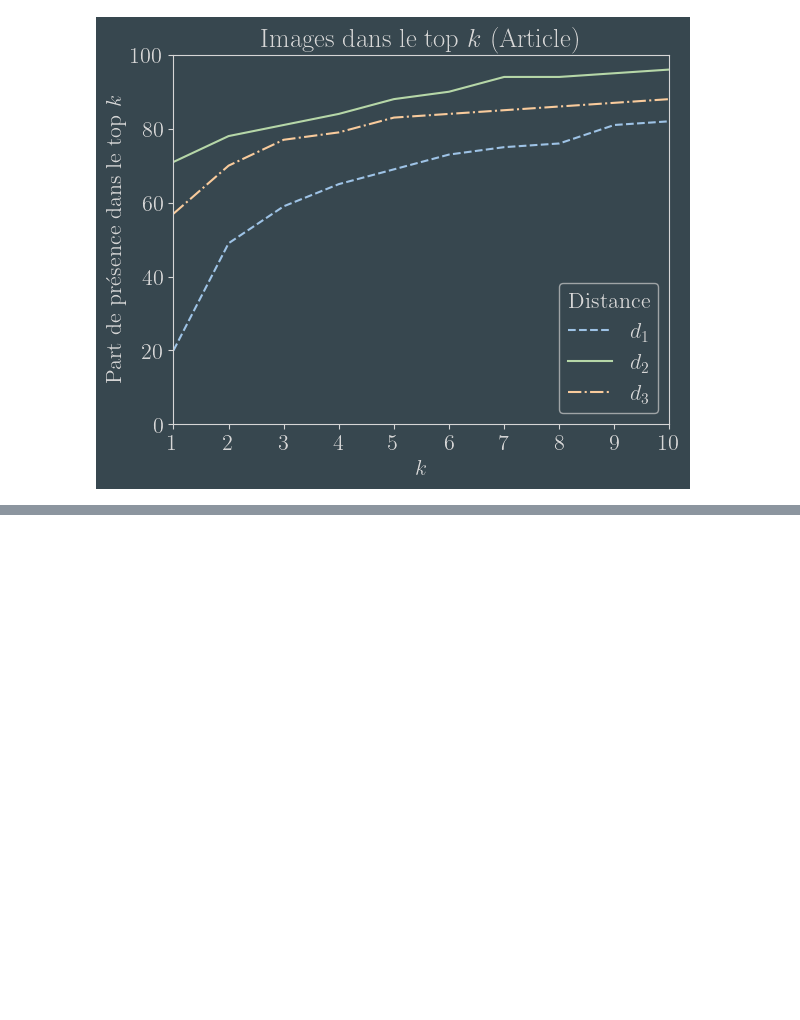
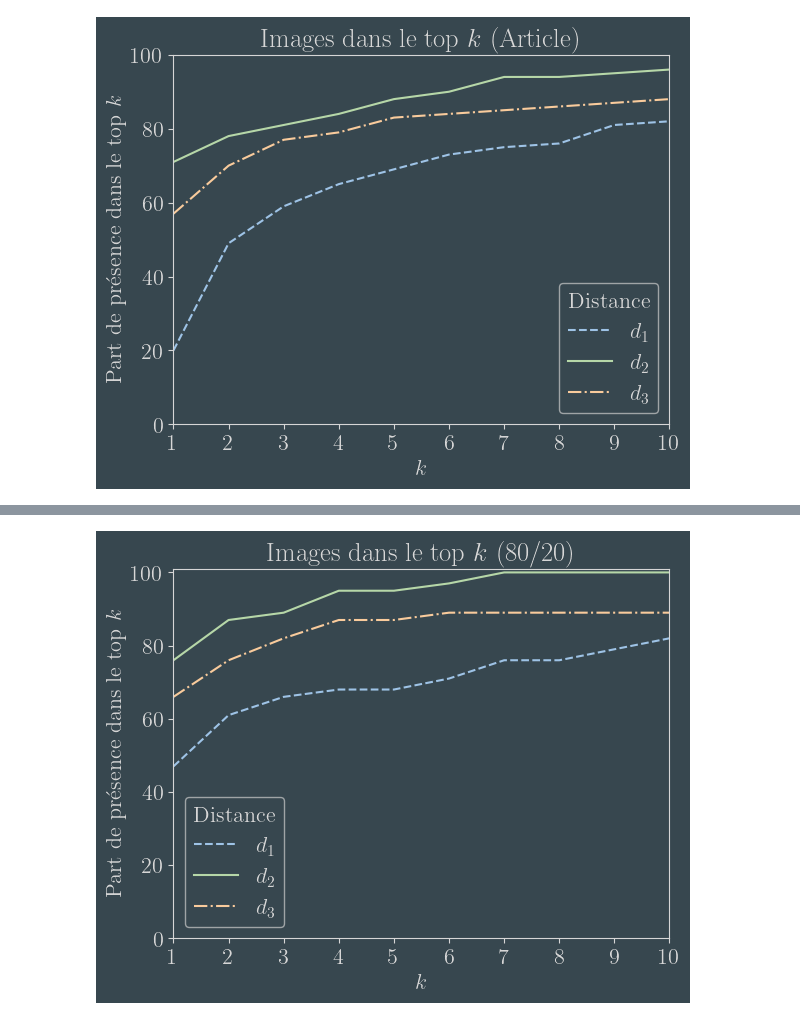
Before and after one commit to Clemflannagahn/INF8801A-Projet, a Jupyter notebook: plots.ipynb, the cells around one changed output, grey strips where cells are left out. Saved outputs shown, nothing was run; the diff lists cells and outputs as text; code cells hidden in the pictures; blank space fills up the shorter version.

```diff
--- a/plots.ipynb
+++ b/plots.ipynb
@@ -61,0 +116,22 @@ plt.show()
+# %%
+d1 = [47., 61. ,66., 68., 68., 71.,  76.,  76.,  79.,  82.]
+d2 = [76., 87., 89., 95., 95., 97., 100., 100., 100., 100.]
+d3 = [66., 76. ,82., 87., 87., 89.,  89.,  89.,  89.,  89.]
+
+plt.plot(X, d1, label=r'$d_1$', color='#9EC3E6', linestyle='--')
+plt.plot(X, d2, label=r'$d_2$', color='#B6D7A8')
+plt.plot(X, d3, label=r'$d_3$', color='#F9CB9C', linestyle='-.')
+
+plt.xlim(1, 10)
+plt.ylim(0, 101)
+plt.legend().set_title('Distance')
+plt.xticks(X)
+
+plt.xlabel(r'$k$')
+plt.ylabel(r'Part de présence dans le top $k$')
+plt.title(r'Images dans le top $k$ (80/20)')
+
+plt.savefig(os.path.join(IMG_DIR,'cross_val_base.png'), dpi=600)
+plt.show()
+# %% [output]
+[figure, added]
```
Also changed, not shown: parts of 9 cells of this notebook, 1 other file.
